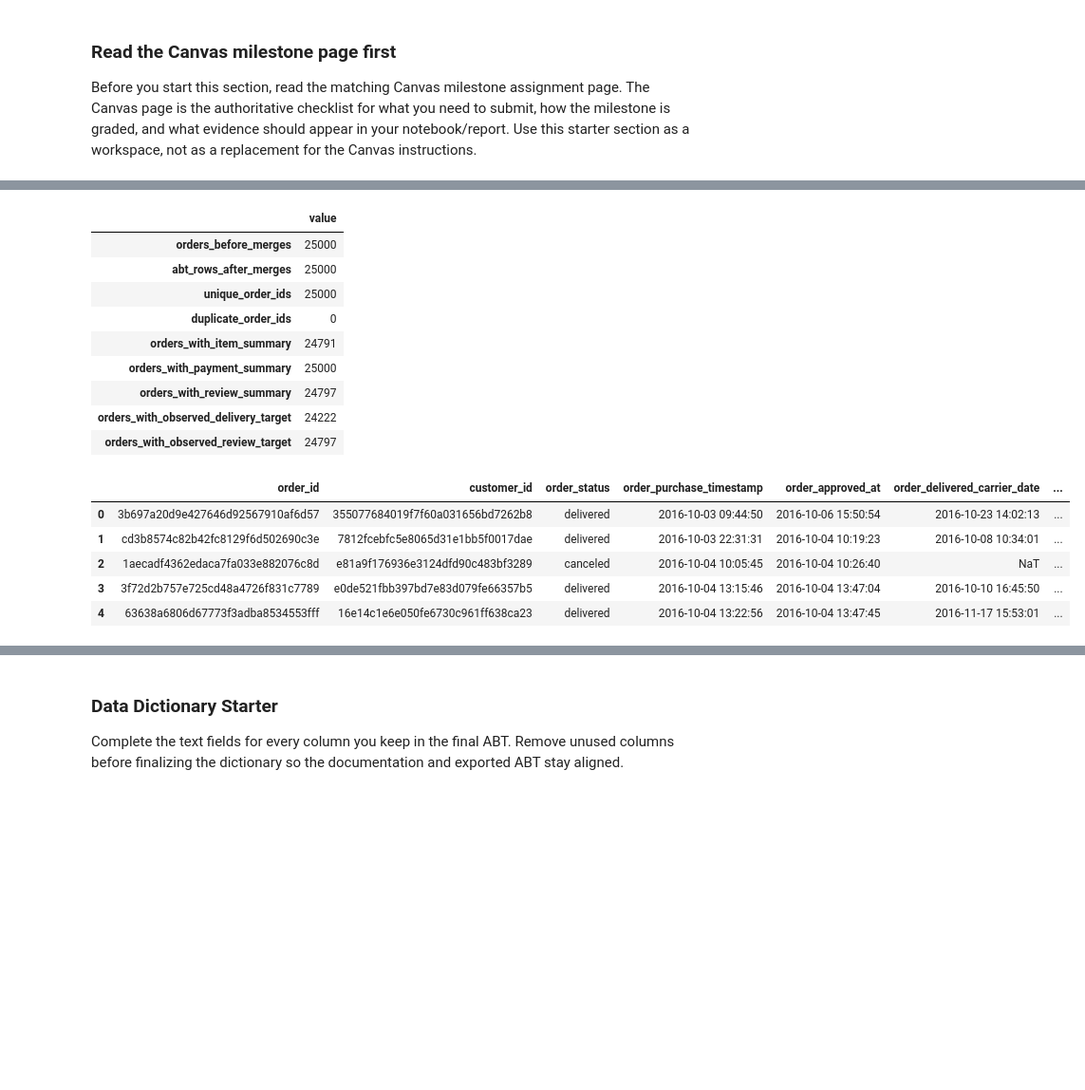
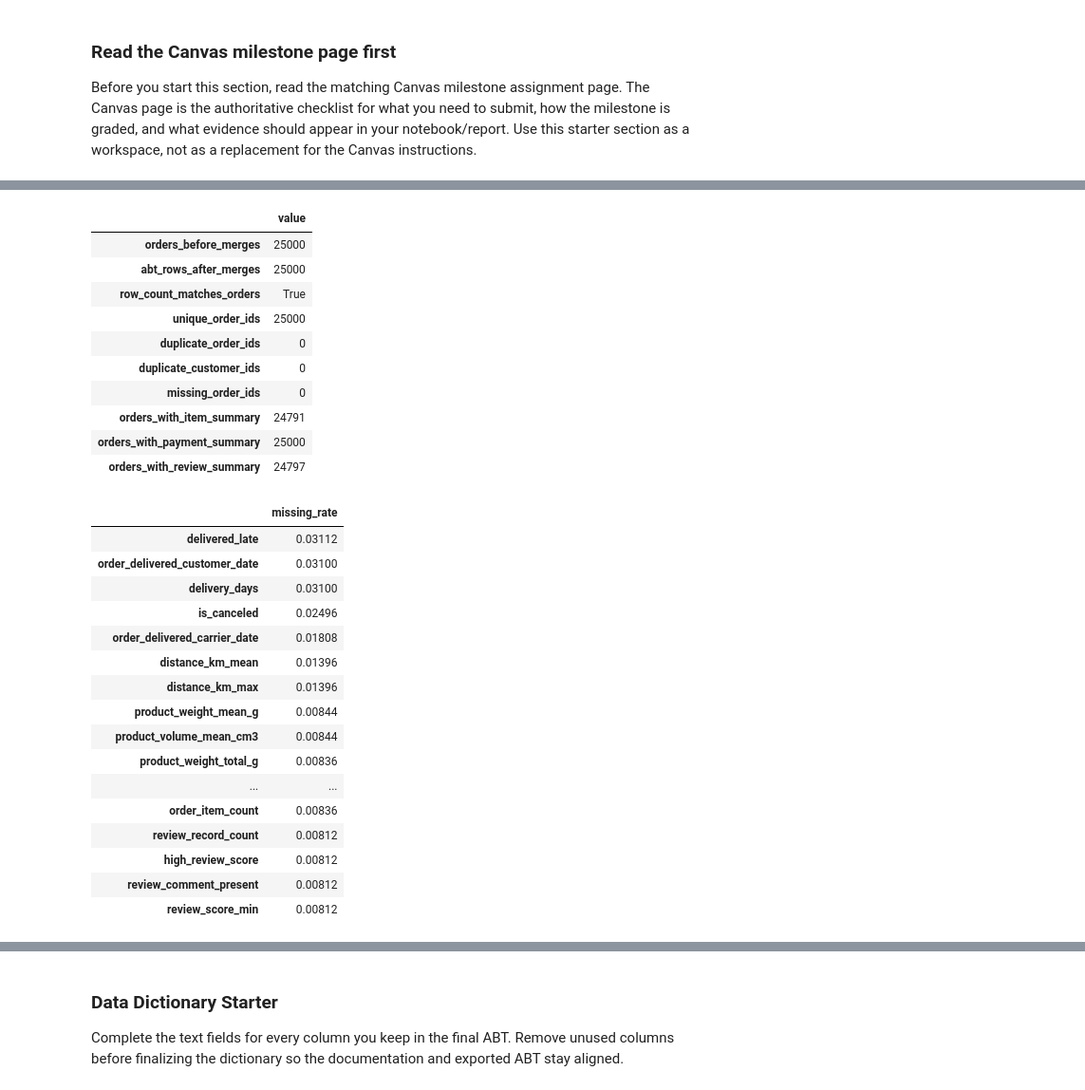
Before and after one commit to BenMLaw/ban6003-project-option-2-olist-BenMLaw, a Jupyter notebook: notebooks/olist_project_starter.ipynb, the cells around one changed output, grey strips where cells are left out. Shown at 95% size. Cells and saved outputs as stored; diff of their text form; code cells hidden in the pictures; blank space fills up the shorter version.

Commit message:
Milestone 2: cleaning, order, etc, rough draft

```diff
--- a/notebooks/olist_project_starter.ipynb
+++ b/notebooks/olist_project_starter.ipynb
@@ -611,33 +945,77 @@ abt.loc[review_outcome_observed, "high_review_score"] = (
 # %%
+# 1. Row count and key checks
 abt_validation = pd.Series({
     "orders_before_merges": len(orders),
     "abt_rows_after_merges": len(abt),
+    "row_count_matches_orders": len(abt) == len(orders),
     "unique_order_ids": abt["order_id"].nunique(),
-    "duplicate_order_ids": abt["order_id"].duplicated().sum(),
-    "orders_with_item_summary": abt["order_item_count"].notna().sum(),
-    "orders_with_payment_summary": abt["payment_total"].notna().sum(),
-    "orders_with_review_summary": abt["review_score_mean"].notna().sum(),
-    "orders_with_observed_delivery_target": abt["delivered_late"].notna().sum(),
-    "orders_with_observed_review_target": abt["high_review_score"].notna().sum(),
+    "duplicate_order_ids": int(abt["order_id"].duplicated().sum()),
+    "duplicate_customer_ids": int(abt["customer_id"].duplicated().sum()),
+    "missing_order_ids": int(abt["order_id"].isna().sum()),
+    "orders_with_item_summary": int(abt["order_item_count"].notna().sum()),
+    "orders_with_payment_summary": int(abt["payment_total"].notna().sum()),
+    "orders_with_review_summary": int(abt["review_score_last"].notna().sum()),
 })
+display(abt_validation.to_frame("value"))
+assert len(abt) == len(orders) and abt["order_id"].is_unique, "ABT row meaning is broken"
 
-display(abt_validation.to_frame("value"))
-display(abt.head())
-display(abt.isna().mean().sort_values(ascending=False).head(15).to_frame("missing_rate"))
+# 2. Missingness after integration, by column
+miss = abt.isna().mean().sort_values(ascending=False)
+display(miss[miss > 0].head(25).to_frame("missing_rate"))
+
+# 3. Is item-summary missingness explained by order status? (It should be.)
+no_items = abt["order_item_count"].isna()
+display(pd.crosstab(abt["order_status"], no_items.rename("no_item_summary")))
+unexplained = abt[no_items & abt["order_status"].isin(["delivered", "shipped"])]
+print(f"Delivered or shipped orders with no item summary (expected 0): {len(unexplained)}")
+
+# 4. Geography missingness
+print(f"Orders with missing customer coordinates: {int(abt['customer_lat'].isna().sum())}")
+print(f"Orders with missing distance_km_mean: {int(abt['distance_km_mean'].isna().sum())}")
+
+# 5. Target eligibility: how many rows could each candidate target actually use?
+targets = ["delivered_late", "high_review_score", "is_canceled"]
+target_table = pd.DataFrame({
+    t: {
+        "eligible_rows": int(abt[t].notna().sum()),
+        "positives": int(abt[t].fillna(0).sum()),
+        "positive_rate": float(abt[t].dropna().astype(int).mean()),
+    }
+    for t in targets
+}).T
+display(target_table)
+print(f"Orders eligible for all three targets: {int(abt[targets].notna().all(axis=1).sum())}")
+
+# 6. Time coverage and repeat customers (both matter for the Milestone 3 split)
+print(abt["order_purchase_timestamp"].dt.to_period("Q").value_counts().sort_index().to_string())
+repeat_orders = int(abt["customer_unique_id"].duplicated(keep=False).sum())
+print(f"Orders that belong to a repeat customer_unique_id: {repeat_orders}")
 # %% [output]
 |  | value |
 | orders_before_merges | 25000 |
 | abt_rows_after_merges | 25000 |
+| row_count_matches_orders | True |
 | unique_order_ids | 25000 |
 | duplicate_order_ids | 0 |
+| duplicate_customer_ids | 0 |
+| missing_order_ids | 0 |
 | orders_with_item_summary | 24791 |
 | orders_with_payment_summary | 25000 |
 | orders_with_review_summary | 24797 |
-| orders_with_observed_delivery_target | 24222 |
-| orders_with_observed_review_target | 24797 |
-|  | order_id | customer_id | order_status | order_purchase_timestamp | order_approved_at | order_delivered_carrier_date | ... |
-| 0 | 3b697a20d9e427646d92567910af6d57 | 355077684019f7f60a031656bd7262b8 | delivered | 2016-10-03 09:44:50 | 2016-10-06 15:50:54 | 2016-10-23 14:02:13 | ... |
-| 1 | cd3b8574c82b42fc8129f6d502690c3e | 7812fcebfc5e8065d31e1bb5f0017dae | delivered | 2016-10-03 22:31:31 | 2016-10-04 10:19:23 | 2016-10-08 10:34:01 | ... |
-| 2 | 1aecadf4362edaca7fa033e882076c8d | e81a9f176936e3124dfd90c483bf3289 | canceled | 2016-10-04 10:05:45 | 2016-10-04 10:26:40 | NaT | ... |
-| 3 | 3f72d2b757e725cd48a4726f831c7789 | e0de521fbb397bd7e83d079fe66357b5 | delivered | 2016-10-04 13:15:46 | 2016-10-04 13:47:04 | 2016-10-10 16:45:50 | ... |
-| 4 | 63638a6806d67773f3adba8534553fff | 16e14c1e6e050fe6730c961ff638ca23 | delivered | 2016-10-04 13:22:56 | 2016-10-04 13:47:45 | 2016-11-17 15:53:01 | ... |
+|  | missing_rate |
+| delivered_late | 0.03112 |
+| order_delivered_customer_date | 0.03100 |
+| delivery_days | 0.03100 |
+| is_canceled | 0.02496 |
+| order_delivered_carrier_date | 0.01808 |
+| distance_km_mean | 0.01396 |
+| distance_km_max | 0.01396 |
+| product_weight_mean_g | 0.00844 |
+| product_volume_mean_cm3 | 0.00844 |
+| product_weight_total_g | 0.00836 |
+| ... | ... |
+| order_item_count | 0.00836 |
+| review_record_count | 0.00812 |
+| high_review_score | 0.00812 |
+| review_comment_present | 0.00812 |
+| review_score_min | 0.00812 |
```
Also changed, not shown: parts of 22 cells of this notebook, 9 other files.
